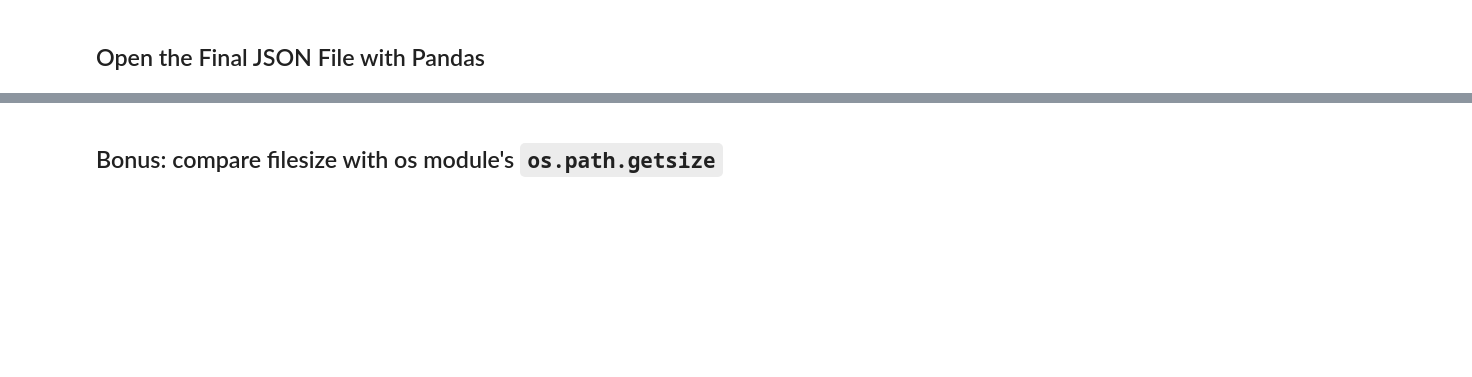
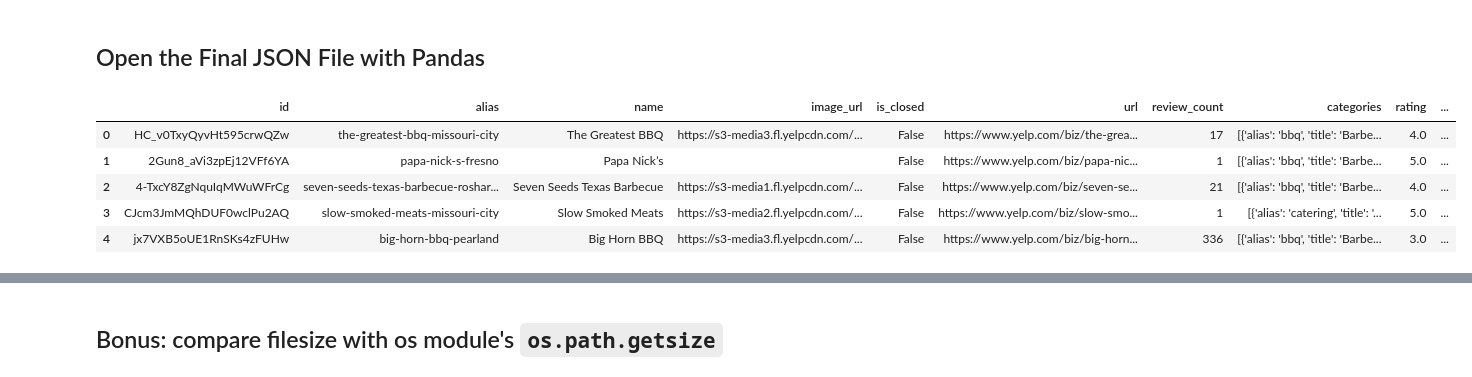
Before and after one commit to coding-dojo-data-science/data-enrichment-wk14-activity-mapping-yelp-api-results, a Jupyter notebook: Part1-Extracting and Saving Data from Yelp API.ipynb, the cells around one changed output, grey strips where cells are left out. Cells and saved outputs as stored; diff of their text form; code cells hidden in the pictures; blank space fills up the shorter version.

```diff
--- a/Part1-Extracting and Saving Data from Yelp API.ipynb
+++ b/Part1-Extracting and Saving Data from Yelp API.ipynb
@@ -75,6 +89,7 @@ with open('/Users/sherlin01/.secret/yelp_api.json', 'r') as f:
 # %%
 ## Specify fodler for saving data
+FOLDER = 'Data/'
 
-
-
+os.makedirs(FOLDER, exist_ok = True)
 # Specifying JSON_FILE filename (can include a folder)
+JSON_FILE = FOLDER+f"{location.split(',')[0]}-{term}.json"
@@ -151,2 +252,13 @@ with open('/Users/sherlin01/.secret/yelp_api.json', 'r') as f:
 # %% [markdown]
 ## Open the Final JSON File with Pandas
+# %%
+df = pd.read_json(JSON_FILE)
+# %%
+df.head()
+# %% [output]
+|  | id | alias | name | image_url | is_closed | url | review_count | categories | rating | ... |
+| 0 | HC_v0TxyQyvHt595crwQZw | the-greatest-bbq-missouri-city | The Greatest BBQ | https://s3-media3.fl.yelpcdn.com/... | False | https://www.yelp.com/biz/the-grea... | 17 | [{'alias': 'bbq', 'title': 'Barbe... | 4.0 | ... |
+| 1 | 2Gun8_aVi3zpEj12VFf6YA | papa-nick-s-fresno | Papa Nick’s |  | False | https://www.yelp.com/biz/papa-nic... | 1 | [{'alias': 'bbq', 'title': 'Barbe... | 5.0 | ... |
+| 2 | 4-TxcY8ZgNquIqMWuWFrCg | seven-seeds-texas-barbecue-roshar... | Seven Seeds Texas Barbecue | https://s3-media1.fl.yelpcdn.com/... | False | https://www.yelp.com/biz/seven-se... | 21 | [{'alias': 'bbq', 'title': 'Barbe... | 4.0 | ... |
+| 3 | CJcm3JmMQhDUF0wclPu2AQ | slow-smoked-meats-missouri-city | Slow Smoked Meats | https://s3-media2.fl.yelpcdn.com/... | False | https://www.yelp.com/biz/slow-smo... | 1 | [{'alias': 'catering', 'title': '... | 5.0 | ... |
+| 4 | jx7VXB5oUE1RnSKs4zFUHw | big-horn-bbq-pearland | Big Horn BBQ | https://s3-media3.fl.yelpcdn.com/... | False | https://www.yelp.com/biz/big-horn... | 336 | [{'alias': 'bbq', 'title': 'Barbe... | 3.0 | ... |
```
Also changed, not shown: parts of 24 cells of this notebook, 7 other files.
